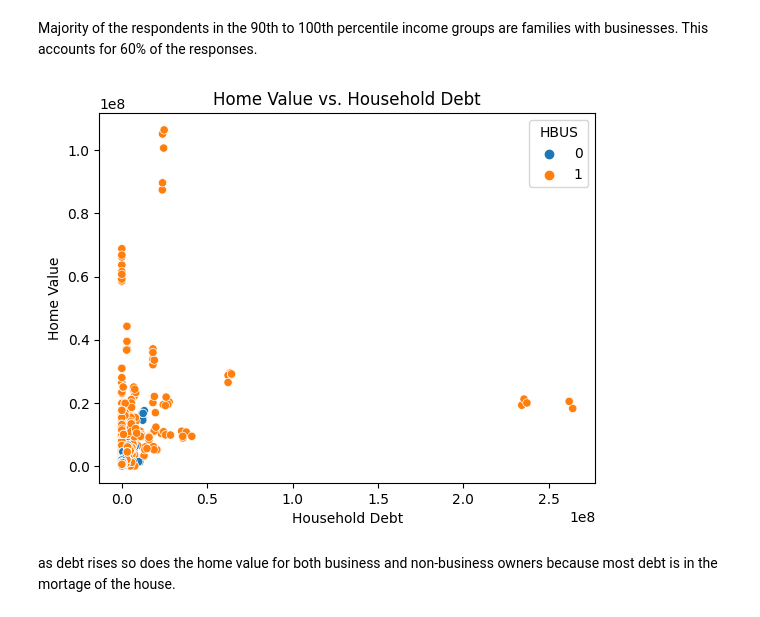
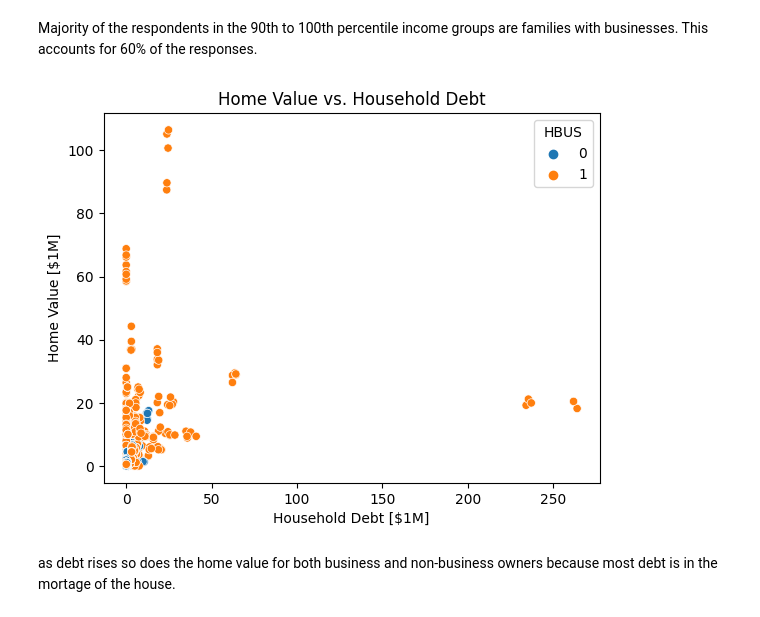
Before and after one commit to noelogbuagu/Small-Business-Owner-Segmentation, a Jupyter notebook: notebook.ipynb, the cells around one changed output. Drawn from its saved outputs; the diff is of its cells as text; code cells hidden in the pictures.

```diff
--- a/notebook.ipynb
+++ b/notebook.ipynb
@@ -19,7 +19,7 @@ from sklearn.preprocessing import StandardScaler
 ### Import
 # %%
 # import data
-df = pd.read_csv("Data/scfp2019excel.zip")
+df = pd.read_csv("data/scfp2019excel.zip")
 print("df shape:", df.shape)
 df.head()
 # %% [output]
@@ -98,16 +100,15 @@ Majority of the respondents in the 90th to 100th percentile income groups are fa
 # %%
 # Plot "HOUSES" vs "DEBT" with hue=label
 sns.scatterplot(
-    x = 'DEBT',
-    y = 'HOUSES',
-    hue = 'HBUS',
-    data = df
+    x = df['DEBT']/1e6,
+    y = df['HOUSES']/1e6,
+    hue = df['HBUS']
 )
-plt.xlabel("Household Debt")
-plt.ylabel("Home Value")
+plt.xlabel("Household Debt [$1M]")
+plt.ylabel("Home Value [$1M]")
 plt.title("Home Value vs. Household Debt");
 # %% [output]
-[figure, old version]
+[figure, new version]
 # %% [markdown]
 as debt rises so does the home value for both business and non-business owners because most debt is in the mortage of the house.
 # %%
```
Also changed, not shown: parts of 2 cells of this notebook, 5 other files.
